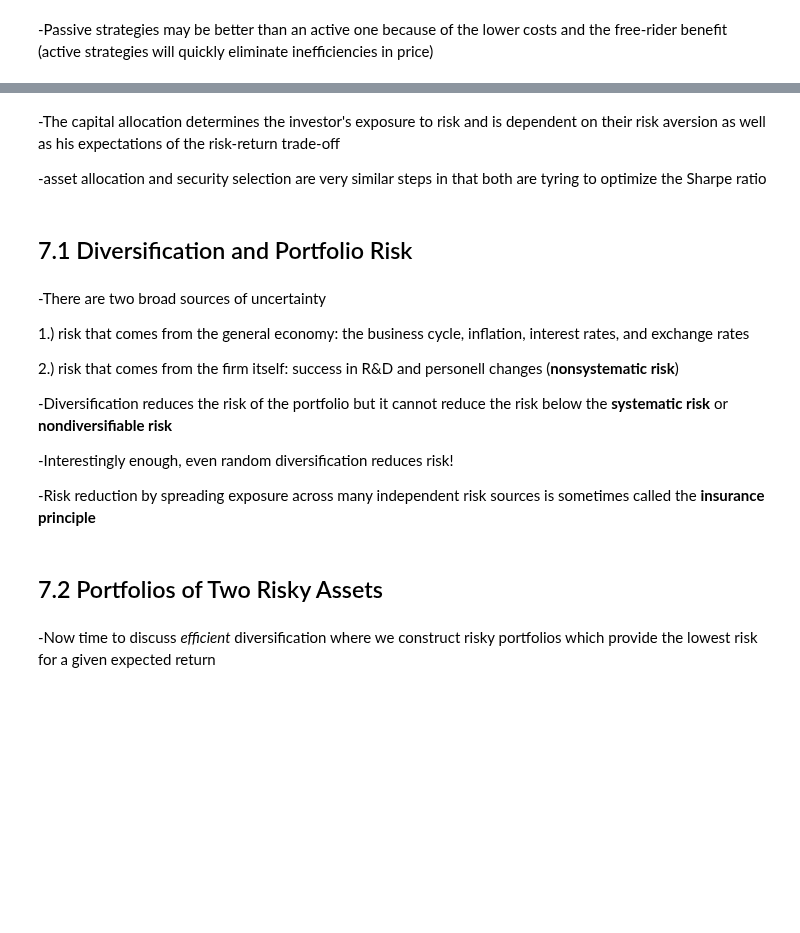
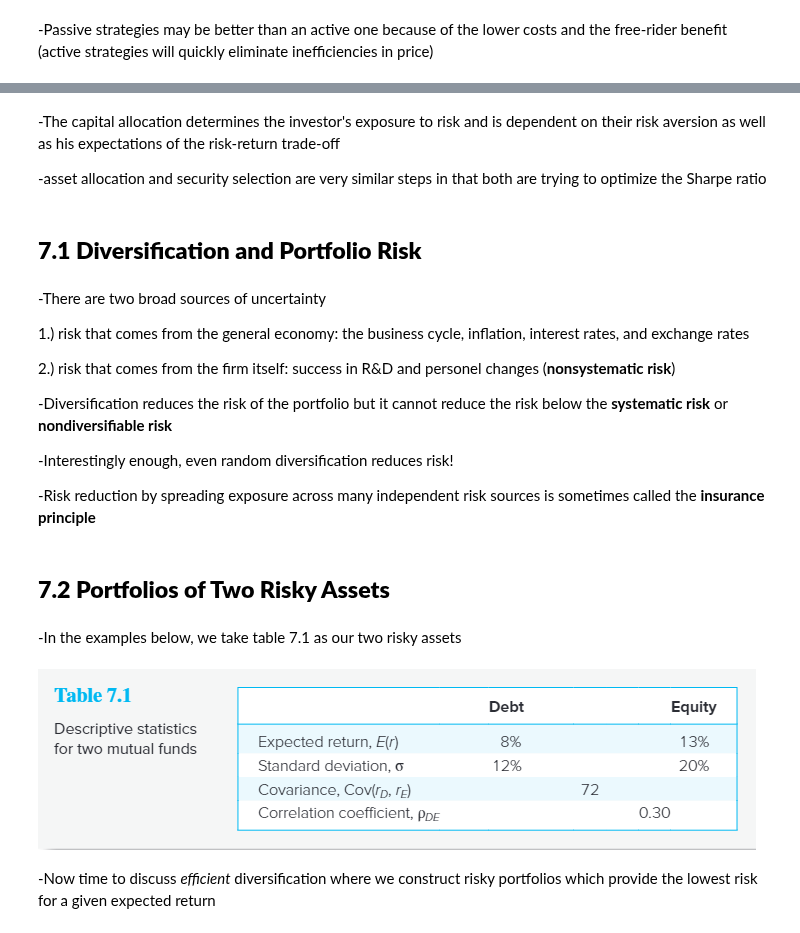
Before and after one commit to eddietaylor/securities-analysis, a Jupyter notebook: notebooks/playgrounds/notes/investments_notes.ipynb, the cells around one changed output, grey strips where cells are left out. Cells and saved outputs as stored; diff of their text form; code cells hidden in the pictures; blank space fills up the shorter version.

Commit message:
tangency portfolio notes

```diff
--- a/notebooks/playgrounds/notes/investments_notes.ipynb
+++ b/notebooks/playgrounds/notes/investments_notes.ipynb
@@ -1745,15 +1741,15 @@ This shows that the optimal proportion of the risk asset is inversely proportion
 # %% [markdown]
 -The capital allocation determines the investor's exposure to risk and is dependent on their risk aversion as well as his expectations of the risk-return trade-off
 
--asset allocation and security selection are very similar steps in that both are tyring to optimize the Sharpe ratio
+-asset allocation and security selection are very similar steps in that both are trying to optimize the Sharpe ratio
 # %% [markdown]
-## 7.1 Diversification and Portfolio Risk
+## **7.1 Diversification and Portfolio Risk**
 # %% [markdown]
 -There are two broad sources of uncertainty
 
   1.) risk that comes from the general economy: the business cycle, inflation, interest rates, and exchange rates
 
-  2.) risk that comes from the firm itself: success in R&D and personell changes (**nonsystematic risk**)
+  2.) risk that comes from the firm itself: success in R&D and personel changes (**nonsystematic risk**)
 
 -Diversification reduces the risk of the portfolio but it cannot reduce the risk below the **systematic risk** or **nondiversifiable risk**
 
@@ -1761,7 +1757,13 @@ This shows that the optimal proportion of the risk asset is inversely proportion
 
 -Risk reduction by spreading exposure across many independent risk sources is sometimes called the **insurance principle**
 # %% [markdown]
-## 7.2 Portfolios of Two Risky Assets
+## **7.2 Portfolios of Two Risky Assets**
+# %% [markdown]
+-In the examples below, we take table 7.1 as our two risky assets
+# %%
+Image(filename='../../../data/riskyassets_ex.png')
+# %% [output]
+[figure, added]
 # %% [markdown]
 -Now time to discuss *efficient* diversification where we construct risky portfolios which provide the lowest risk for a given expected return
 # %% [markdown]
```
Also changed, not shown: parts of 85 cells of this notebook, 1 other file.
